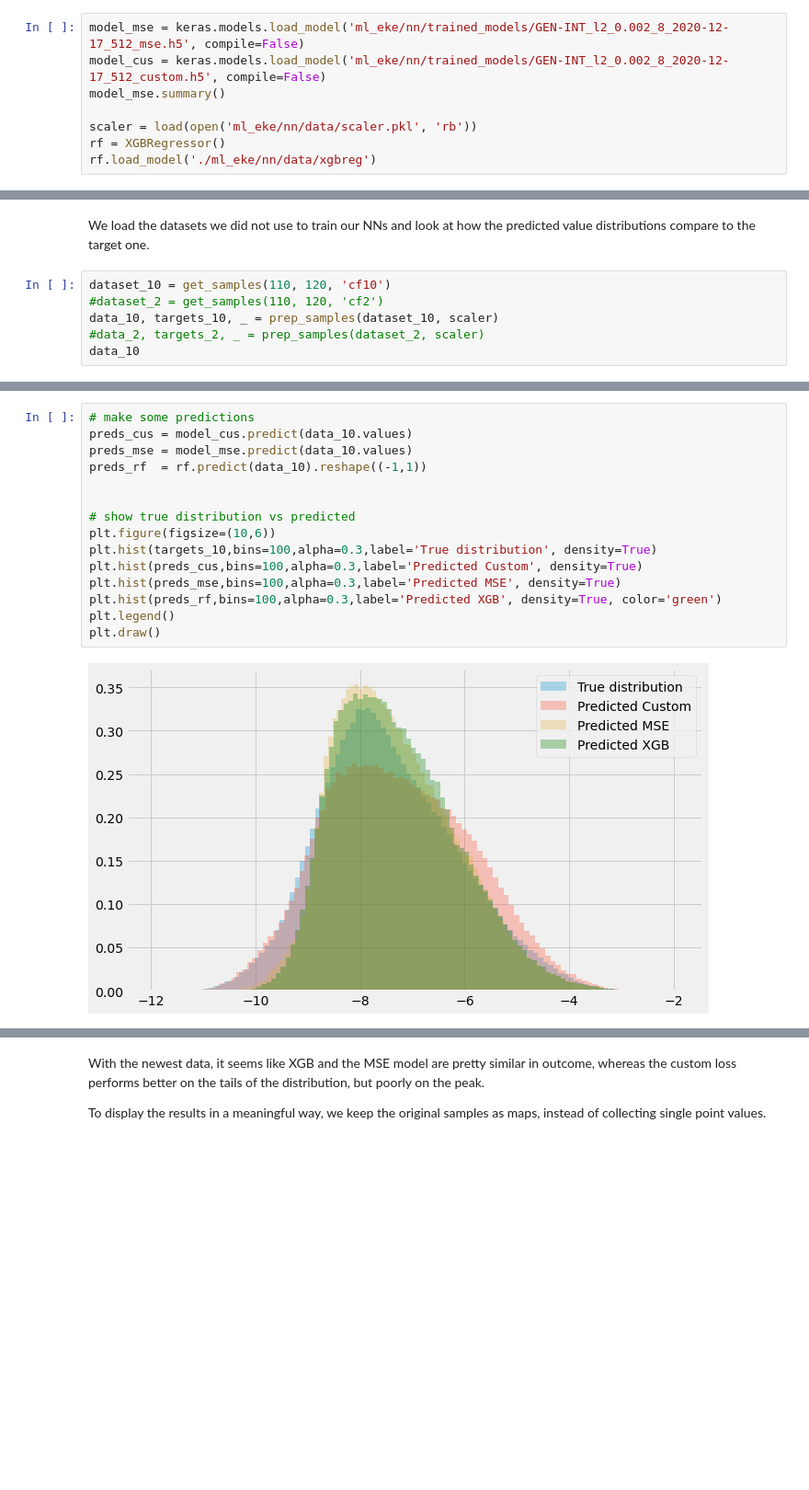
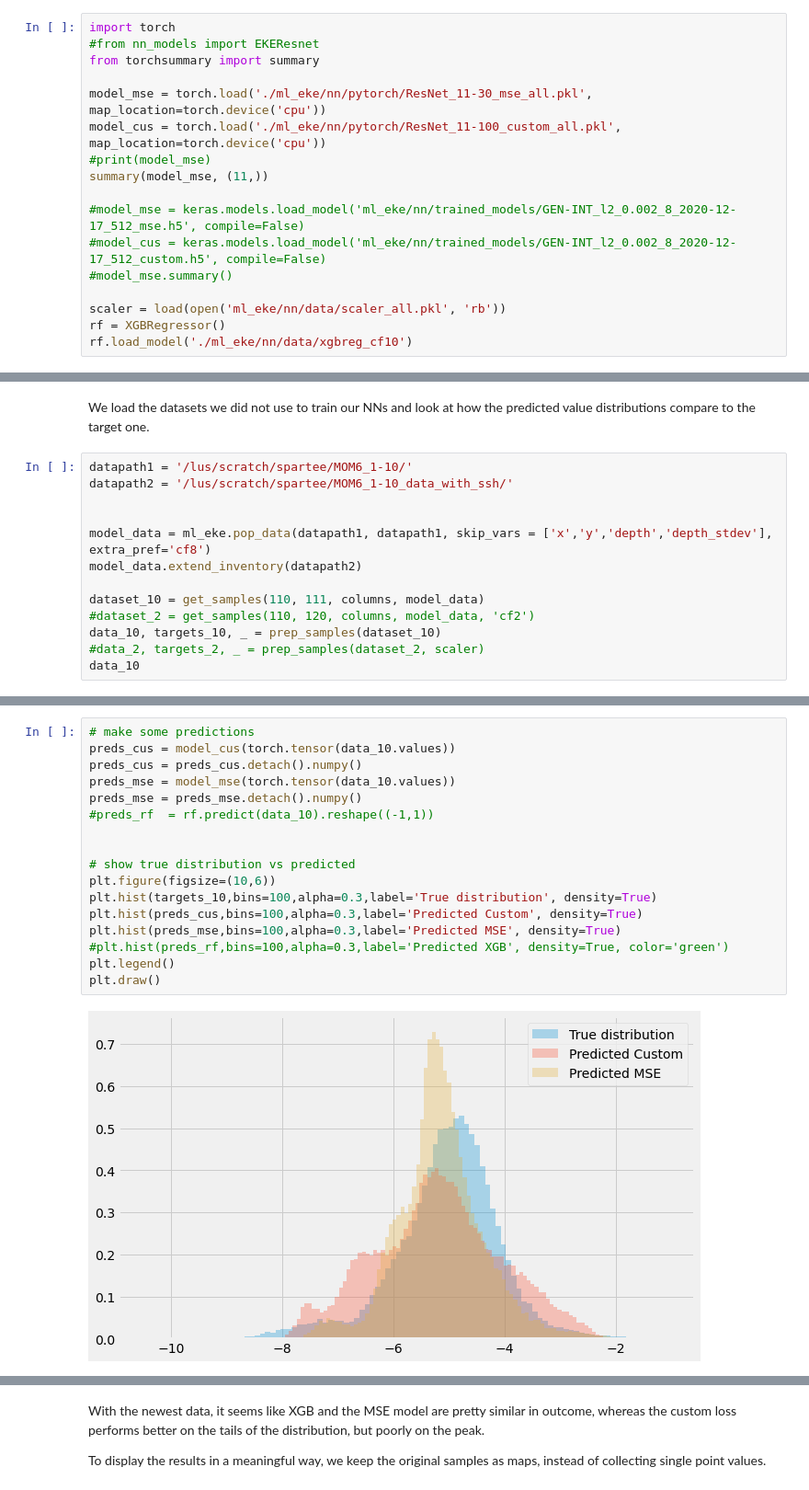
Before and after one commit to CrayLabs/NCAR_ML_EKE, a Jupyter notebook: notebooks/train_new_data.ipynb, the cells around one changed output, grey strips where cells are left out. Shown at 92% size. Cells and saved outputs as stored; diff of their text form; blank space fills up the shorter version.

Commit message:
Adds pytorch, restructures tree.

```diff
--- a/notebooks/train_new_data.ipynb
+++ b/notebooks/train_new_data.ipynb
@@ -276,11 +319,20 @@ We can see that when a feature is available both as surface value (`_sfc`) or av
 
 In this section, we load two trained neural networks and compare the results with the XGBoost solution. We load the models with `compile=False`, because we do not need to train them. The Neural Network `model_cus` uses the custom loss, whereas `model_mse` uses a standard mean squared error loss. We also load a scaler we previously saved: **notice that this scaler must be the same one used to scale the data we trained our NNs on, otherwise results will be inconsistent**.
 # %%
-model_mse = keras.models.load_model('ml_eke/nn/trained_models/GEN-INT_l2_0.002_8_2020-12-17_512_mse.h5', compile=False)
-model_cus = keras.models.load_model('ml_eke/nn/trained_models/GEN-INT_l2_0.002_8_2020-12-17_512_custom.h5', compile=False)
-model_mse.summary()
+import torch
+#from nn_models import EKEResnet
+from torchsummary import summary
 
-scaler = load(open('ml_eke/nn/data/scaler.pkl', 'rb'))
+model_mse = torch.load('./ml_eke/nn/pytorch/ResNet_11-30_mse_all.pkl', map_location=torch.device('cpu'))
+model_cus = torch.load('./ml_eke/nn/pytorch/ResNet_11-100_custom_all.pkl', map_location=torch.device('cpu'))
+#print(model_mse)
+summary(model_mse, (11,))
+
+#model_mse = keras.models.load_model('ml_eke/nn/trained_models/GEN-INT_l2_0.002_8_2020-12-17_512_mse.h5', compile=False)
+#model_cus = keras.models.load_model('ml_eke/nn/trained_models/GEN-INT_l2_0.002_8_2020-12-17_512_custom.h5', compile=False)
+#model_mse.summary()
+
+scaler = load(open('ml_eke/nn/data/scaler_all.pkl', 'rb'))
 rf = XGBRegressor()
-rf.load_model('./ml_eke/nn/data/xgbreg')
+rf.load_model('./ml_eke/nn/data/xgbreg_cf10')
 # %% [output]
@@ -304,9 +356,16 @@ ________________________________________________________________________________
 # %% [markdown]
 We load the datasets we did not use to train our NNs and look at how the predicted value distributions compare to the target one.
 # %%
-dataset_10 = get_samples(110, 120, 'cf10')
-#dataset_2 = get_samples(110, 120, 'cf2')
-data_10, targets_10, _ = prep_samples(dataset_10, scaler)
+datapath1 = '/lus/scratch/spartee/MOM6_1-10/'
+datapath2 = '/lus/scratch/spartee/MOM6_1-10_data_with_ssh/'
+
+
+model_data = ml_eke.pop_data(datapath1, datapath1, skip_vars = ['x','y','depth','depth_stdev'], extra_pref='cf8')
+model_data.extend_inventory(datapath2)
+
+dataset_10 = get_samples(110, 111, columns, model_data)
+#dataset_2 = get_samples(110, 120, columns, model_data, 'cf2')
+data_10, targets_10, _ = prep_samples(dataset_10)
 #data_2, targets_2, _ = prep_samples(dataset_2, scaler)
 data_10
 # %% [output]
@@ -326,17 +389,19 @@ data_10
 # %%
 # make some predictions
-preds_cus = model_cus.predict(data_10.values)
-preds_mse = model_mse.predict(data_10.values)
-preds_rf  = rf.predict(data_10).reshape((-1,1))
+preds_cus = model_cus(torch.tensor(data_10.values))
+preds_cus = preds_cus.detach().numpy()
+preds_mse = model_mse(torch.tensor(data_10.values))
+preds_mse = preds_mse.detach().numpy()
+#preds_rf  = rf.predict(data_10).reshape((-1,1))
 
 
 # show true distribution vs predicted
 plt.figure(figsize=(10,6))
 plt.hist(targets_10,bins=100,alpha=0.3,label='True distribution', density=True)
 plt.hist(preds_cus,bins=100,alpha=0.3,label='Predicted Custom', density=True)
 plt.hist(preds_mse,bins=100,alpha=0.3,label='Predicted MSE', density=True)
-plt.hist(preds_rf,bins=100,alpha=0.3,label='Predicted XGB', density=True, color='green')
+#plt.hist(preds_rf,bins=100,alpha=0.3,label='Predicted XGB', density=True, color='green')
 plt.legend()
 plt.draw()
 # %% [output]
-[figure, old version]
+[figure, new version]
```
Also changed, not shown: parts of 19 cells of this notebook, 19 other files.
